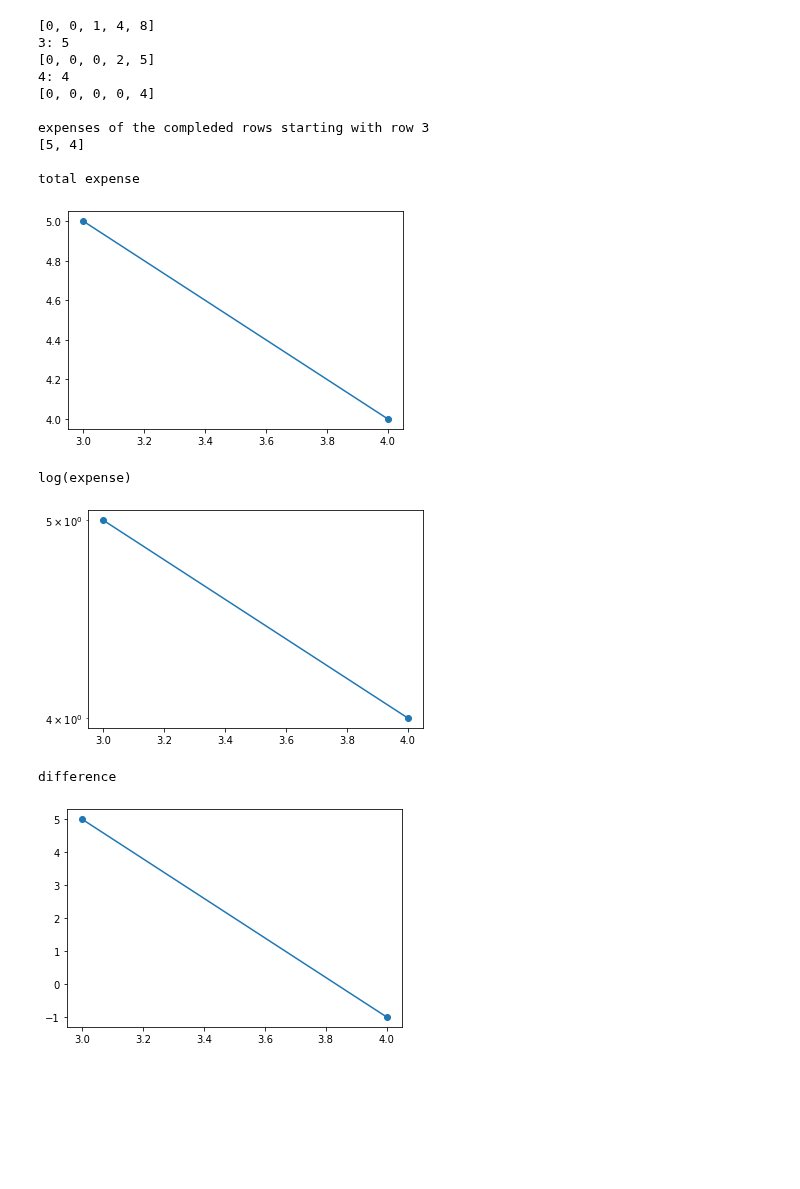
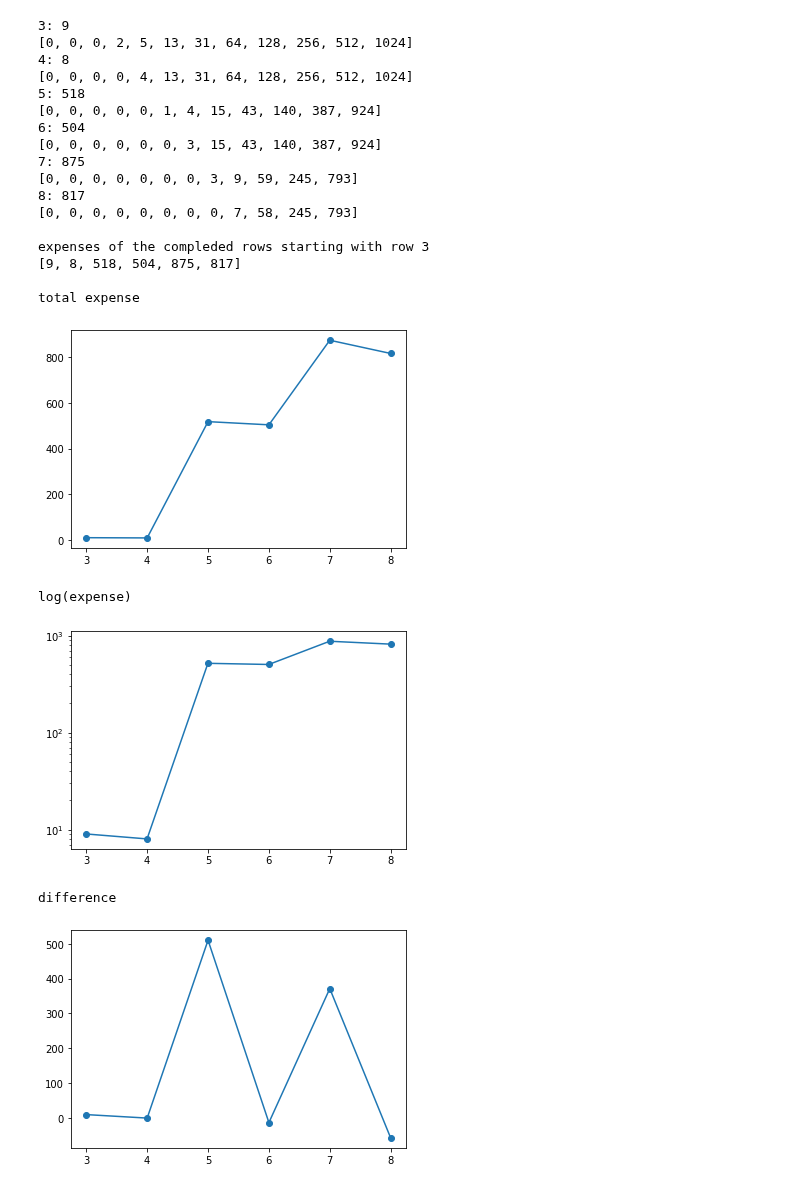
Before and after one commit to Sultanow/collatz, a Jupyter notebook: 01 Graph Theory/Python/notebook/aberkane_tree_networkx_expense.ipynb, the cells around one changed output. Saved outputs shown, nothing was run; the diff lists cells and outputs as text; code cells hidden in the pictures; blank space fills up the shorter version.

```diff
--- a/01 Graph Theory/Python/notebook/aberkane_tree_networkx_expense.ipynb
+++ b/01 Graph Theory/Python/notebook/aberkane_tree_networkx_expense.ipynb
@@ -122,7 +122,7 @@ def getCounter(rowStartLabel, value):
 # %%
 # Change n to choose size of Tree
 
-n=5
+n=12
 
 
 expenses = []
@@ -138,7 +138,7 @@ saveArrInfo = []
 arrInfo, saveArrInfo, rowStartLabel = setStartArr(n)
 counter = 0
 
-print(arrInfo)
+#print(arrInfo)
 
 while len(proven) > 0:
     proven.sort()
@@ -231,40 +231,47 @@ dif = []
 for i in range(0,len(expenses)):
     if i == 0:
         dif.append(expenses[i])
     else:
         dif.append(expenses[i] - expenses[i-1])
 
 print()
 print("expenses of the compleded rows starting with row 3")
 print(expenses)
 print()
 print("total expense")
 plt.plot(rows, expenses, marker = 'o', linestyle = 'solid')
 plt.show()
 plt.savefig("expanses.png",dpi=300)
 print()
 print("log(expense)")
 plt.yscale('log')
 plt.plot(rows, expenses, marker = 'o', linestyle = 'solid')
 plt.show()
 plt.savefig("expanses_log2.png",dpi=300)
 print()
 print("difference")
 plt.plot(rows, dif, marker = 'o', linestyle = 'solid')
 plt.show()
 # %% [output]
-[0, 0, 1, 4, 8]
-3: 5
-[0, 0, 0, 2, 5]
-4: 4
-[0, 0, 0, 0, 4]
+3: 9
+[0, 0, 0, 2, 5, 13, 31, 64, 128, 256, 512, 1024]
+4: 8
+[0, 0, 0, 0, 4, 13, 31, 64, 128, 256, 512, 1024]
+5: 518
+[0, 0, 0, 0, 0, 1, 4, 15, 43, 140, 387, 924]
+6: 504
+[0, 0, 0, 0, 0, 0, 3, 15, 43, 140, 387, 924]
+7: 875
+[0, 0, 0, 0, 0, 0, 0, 3, 9, 59, 245, 793]
+8: 817
+[0, 0, 0, 0, 0, 0, 0, 0, 7, 58, 245, 793]
 
 expenses of the compleded rows starting with row 3
-[5, 4]
+[9, 8, 518, 504, 875, 817]
 
 total expense
-[figure, old version]
+[figure, new version]
 log(expense)
-[figure, old version]
+[figure, new version]
 difference
-[figure, old version]
+[figure, new version]
```
Also changed, not shown: parts of 13 cells of this notebook.
